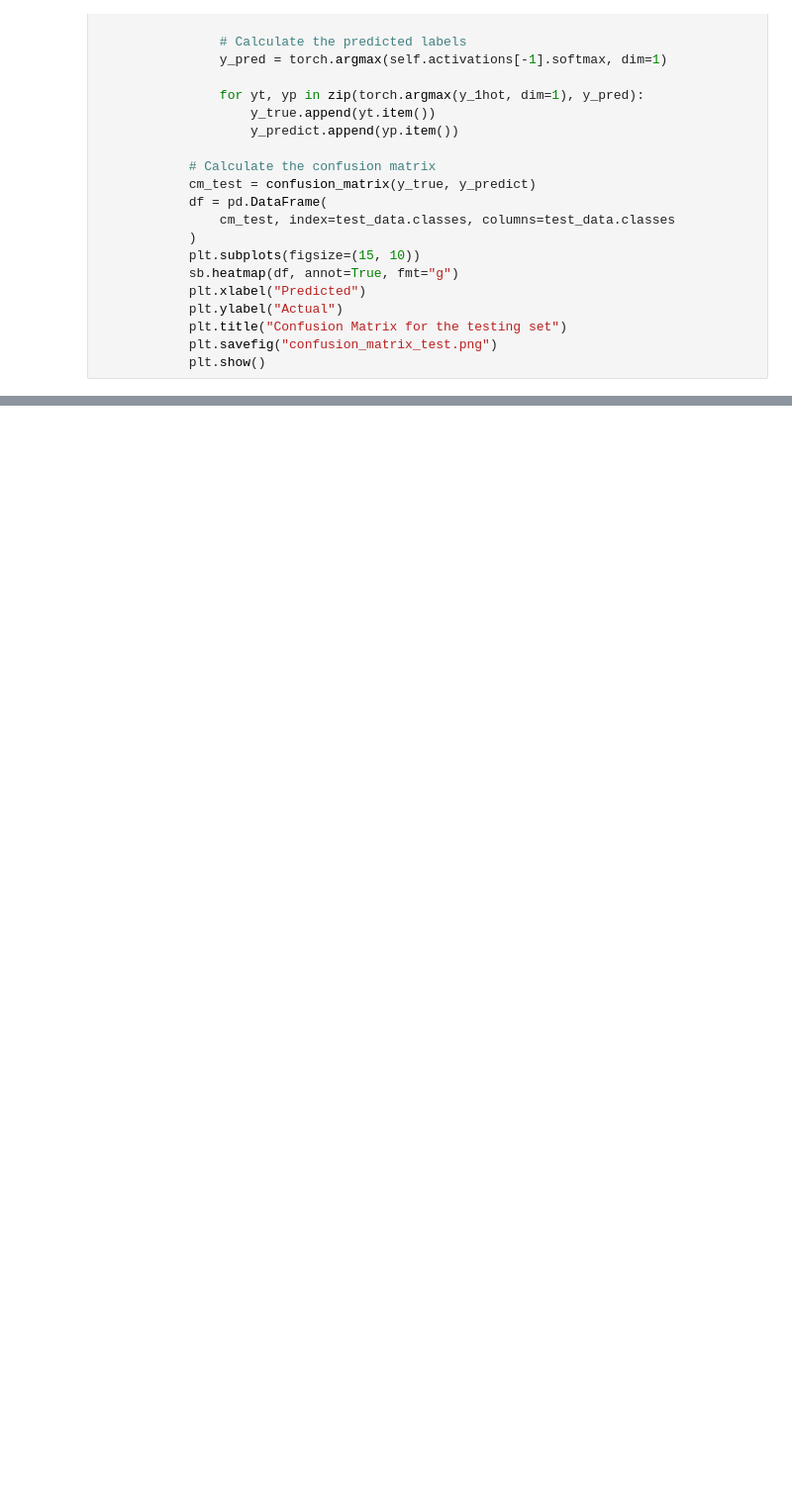
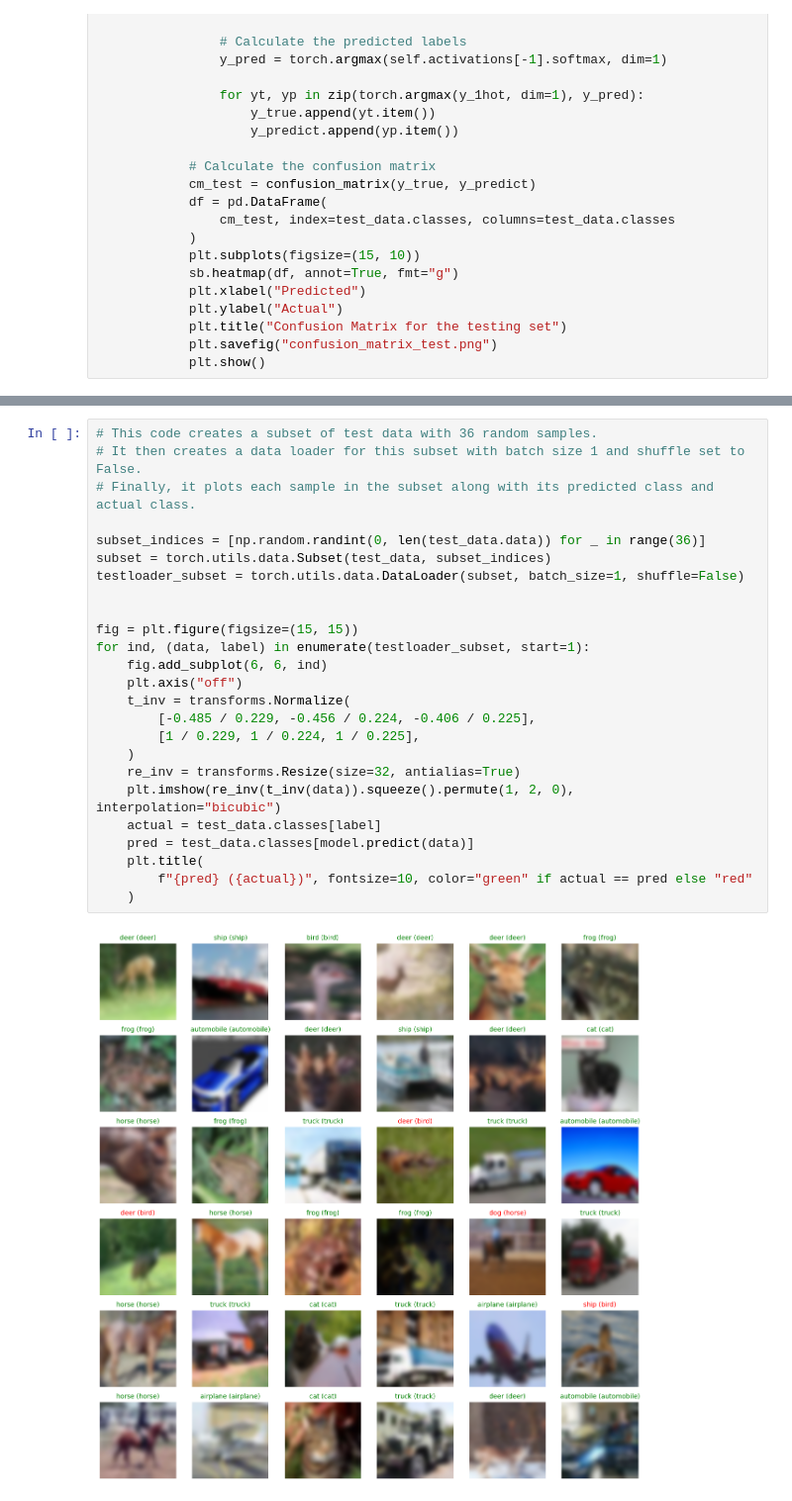
Before and after one commit to kianmajl/CIFAR10_Image_Classification, a Jupyter notebook: Codes/Training_Neural_Network.ipynb, the cells around one changed output, grey strips where cells are left out. Shown at 99% size. Drawn from its saved outputs; the diff is of its cells as text; blank space fills up the shorter version.

```diff
--- a/Codes/Training_Neural_Network.ipynb
+++ b/Codes/Training_Neural_Network.ipynb
@@ -560,0 +677,27 @@ class AKModel:
+# %%
+# This code creates a subset of test data with 36 random samples.
+# It then creates a data loader for this subset with batch size 1 and shuffle set to False.
+# Finally, it plots each sample in the subset along with its predicted class and actual class.
+
+subset_indices = [np.random.randint(0, len(test_data.data)) for _ in range(36)]
+subset = torch.utils.data.Subset(test_data, subset_indices)
+testloader_subset = torch.utils.data.DataLoader(subset, batch_size=1, shuffle=False)
+
+
+fig = plt.figure(figsize=(15, 15))
+for ind, (data, label) in enumerate(testloader_subset, start=1):
+    fig.add_subplot(6, 6, ind)
+    plt.axis("off")
+    t_inv = transforms.Normalize(
+        [-0.485 / 0.229, -0.456 / 0.224, -0.406 / 0.225],
+        [1 / 0.229, 1 / 0.224, 1 / 0.225],
+    )
+    re_inv = transforms.Resize(size=32, antialias=True)
+    plt.imshow(re_inv(t_inv(data)).squeeze().permute(1, 2, 0), interpolation="bicubic")
+    actual = test_data.classes[label]
+    pred = test_data.classes[model.predict(data)]
+    plt.title(
+        f"{pred} ({actual})", fontsize=10, color="green" if actual == pred else "red"
+    )
+# %% [output]
+[figure, added]
```
Also changed, not shown: parts of 10 cells of this notebook.
